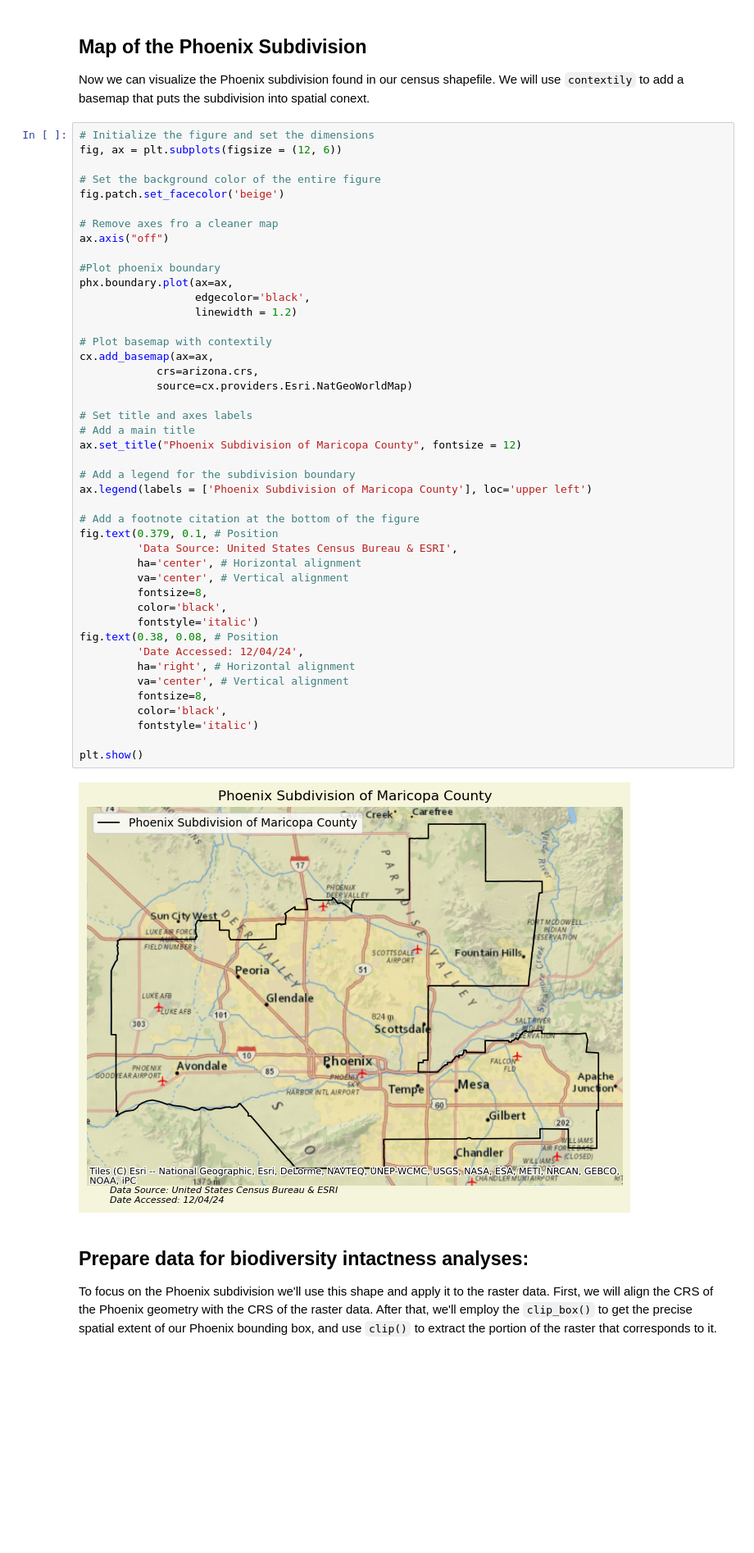
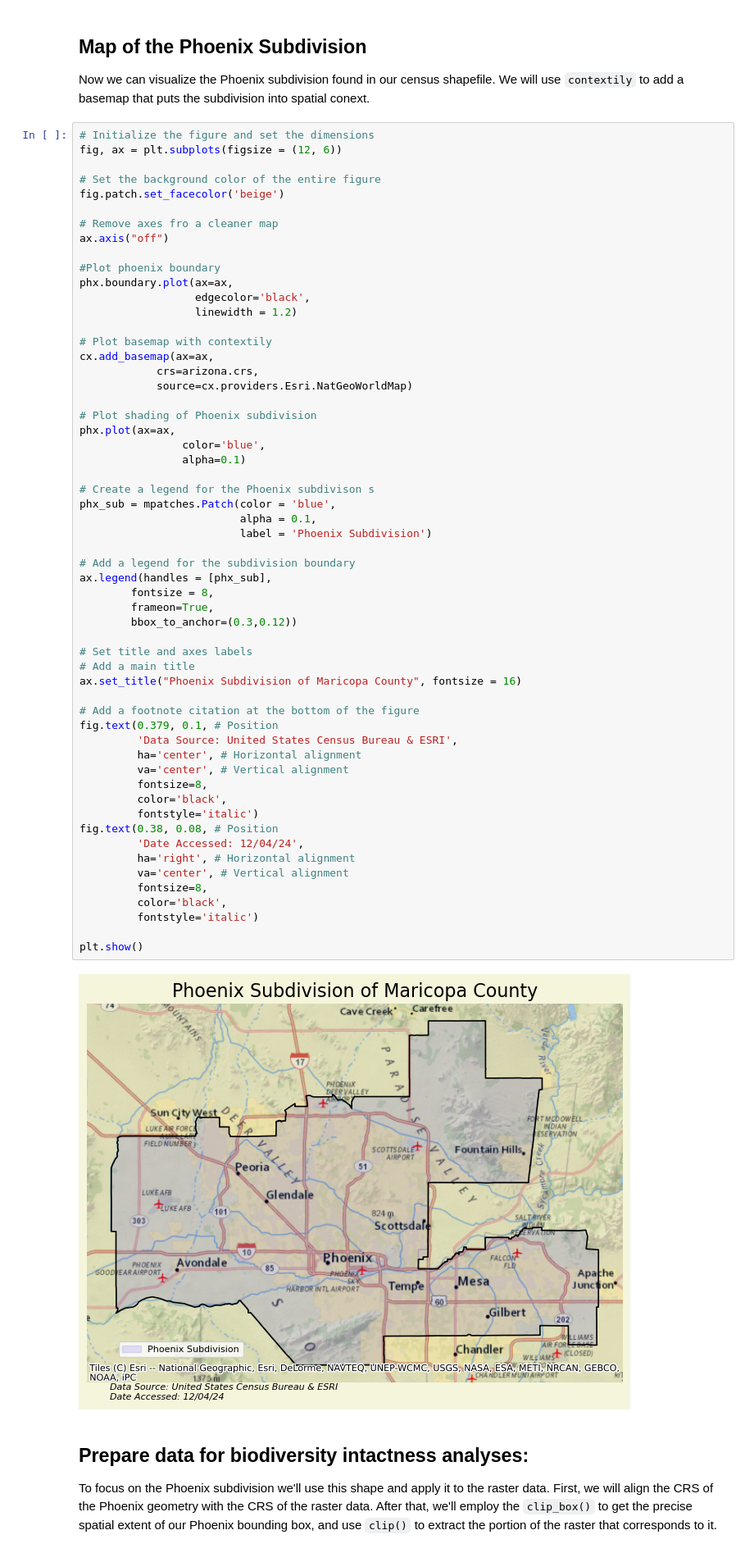
Before and after one commit to stephenccodes/biodiversity-intactness-index-phoenix, a Jupyter notebook: biodiversity_intactness_index_phoenix.ipynb, the cells around one changed output. Shown at 82% size. Saved outputs shown, nothing was run; the diff lists cells and outputs as text; blank space fills up the shorter version.

Commit message:
Add shading and legend to map, fix typos, add picture citation

```diff
--- a/biodiversity_intactness_index_phoenix.ipynb
+++ b/biodiversity_intactness_index_phoenix.ipynb
@@ -306,38 +308,51 @@ ax.axis("off")
 phx.boundary.plot(ax=ax,
                   edgecolor='black',
                   linewidth = 1.2)
 
 # Plot basemap with contextily
 cx.add_basemap(ax=ax,
             crs=arizona.crs,
             source=cx.providers.Esri.NatGeoWorldMap)
 
+# Plot shading of Phoenix subdivision
+phx.plot(ax=ax,
+                color='blue',
+                alpha=0.1)
+
+# Create a legend for the Phoenix subdivison s
+phx_sub = mpatches.Patch(color = 'blue',
+                         alpha = 0.1,
+                         label = 'Phoenix Subdivision')
+
+# Add a legend for the subdivision boundary
+ax.legend(handles = [phx_sub],
+        fontsize = 8,
+        frameon=True,
+        bbox_to_anchor=(0.3,0.12))
+
 # Set title and axes labels
 # Add a main title
-ax.set_title("Phoenix Subdivision of Maricopa County", fontsize = 12)
-
-# Add a legend for the subdivision boundary
-ax.legend(labels = ['Phoenix Subdivision of Maricopa County'], loc='upper left')
+ax.set_title("Phoenix Subdivision of Maricopa County", fontsize = 16)
 
 # Add a footnote citation at the bottom of the figure
 fig.text(0.379, 0.1, # Position
          'Data Source: United States Census Bureau & ESRI',
          ha='center', # Horizontal alignment
          va='center', # Vertical alignment
          fontsize=8,
          color='black',
          fontstyle='italic')
 fig.text(0.38, 0.08, # Position
          'Date Accessed: 12/04/24',
          ha='right', # Horizontal alignment
          va='center', # Vertical alignment
          fontsize=8,
          color='black',
          fontstyle='italic')
 
 plt.show()
 # %% [output]
-[figure, old version]
+[figure, new version]
 # %% [markdown]
 ## Prepare data for biodiversity intactness analyses:
 To focus on the Phoenix subdivision we'll use this shape and apply it to the raster data. First, we will align the CRS of the Phoenix geometry with the CRS of the raster data. After that, we'll employ the `clip_box()` to get the precise spatial extent of our Phoenix bounding box, and use `clip()` to extract the portion of the raster that corresponds to it.
```
Also changed, not shown: parts of 2 cells of this notebook.
